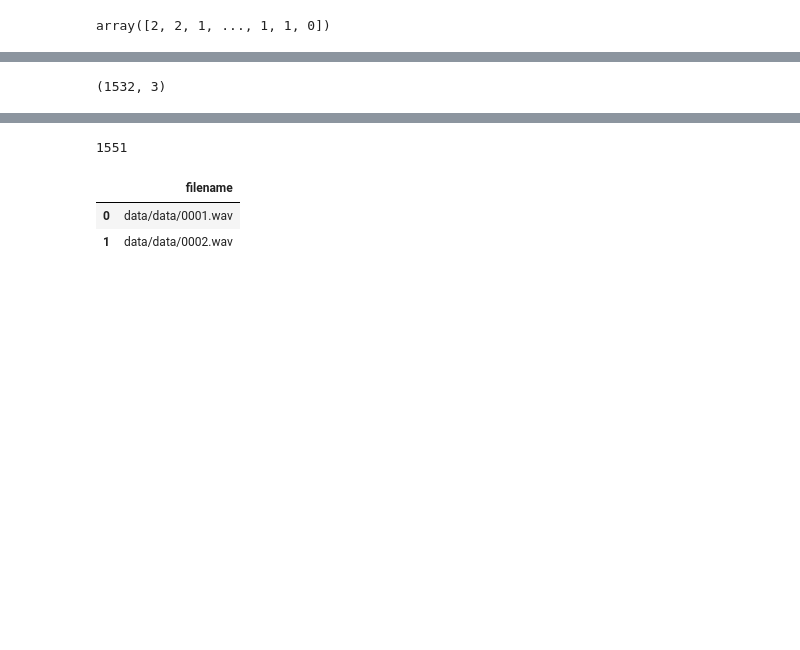
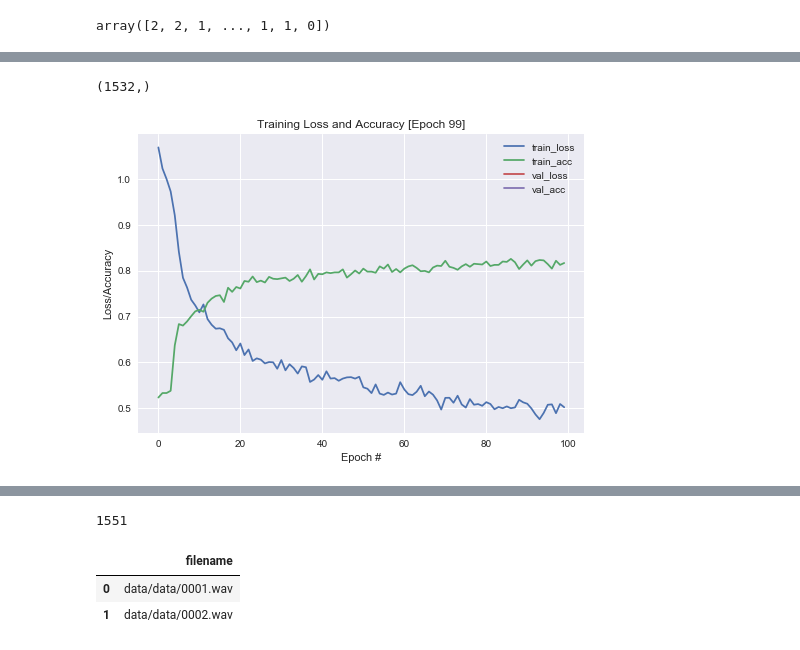
Before and after one commit to juancrescente/ia-litoral, a Jupyter notebook: model3.ipynb, the cells around one changed output, grey strips where cells are left out. Saved outputs shown, nothing was run; the diff lists cells and outputs as text; code cells hidden in the pictures; blank space fills up the shorter version.

```diff
--- a/model3.ipynb
+++ b/model3.ipynb
@@ -66,7 +68,7 @@ Y = np.array(df_features.class_label.tolist())
 # %%
-y.shape
+Y.shape
 # %% [output]
-(1532, 3)
+(1532,)
 # %%
 def build_model():
     global X
@@ -104,27 +106,29 @@ def build_model():
 # %%
 from keras.utils import np_utils
 from keras.wrappers.scikit_learn import KerasClassifier
 from sklearn.model_selection import cross_val_score
 from sklearn.model_selection import KFold
 
 #https://medium.com/@mikesmales/sound-classification-using-deep-learning-8bc2aa1990b7
 from keras.callbacks import EarlyStopping, ModelCheckpoint
 from datetime import datetime
 
 num_epochs = 200
 num_batch_size = 200
 
-es = EarlyStopping(monitor='val_loss', patience=150)
+es = EarlyStopping(monitor='val_loss', patience=15)
 ch = ModelCheckpoint(filepath='data/weights.best.basic_cnn.hdf5',
                                verbose=1, save_best_only=True)
 
 
 callbacks = [es, ch, LivePlot()]
 
 dummy_y = np_utils.to_categorical(Y)
 #, callbacks=[callbacks]
-estimator = KerasClassifier(build_fn=build_model, epochs=3, batch_size=200, verbose=1)
-kfold = KFold(n_splits=2, shuffle=True)
-results = cross_val_score(estimator, X, dummy_y, cv=kfold)
+estimator = KerasClassifier(build_fn=build_model, epochs=100, batch_size=200, verbose=1)
+kfold = KFold(n_splits=5, shuffle=True)
+results = cross_val_score(estimator, X, dummy_y, cv=kfold, fit_params={'callbacks': callbacks})
+
 print("Baseline: %.2f%% (%.2f%%)" % (results.mean()*100, results.std()*100))
 # %% [output]
+[figure, added]
```
Also changed, not shown: parts of 9 cells of this notebook, 4 other files.
